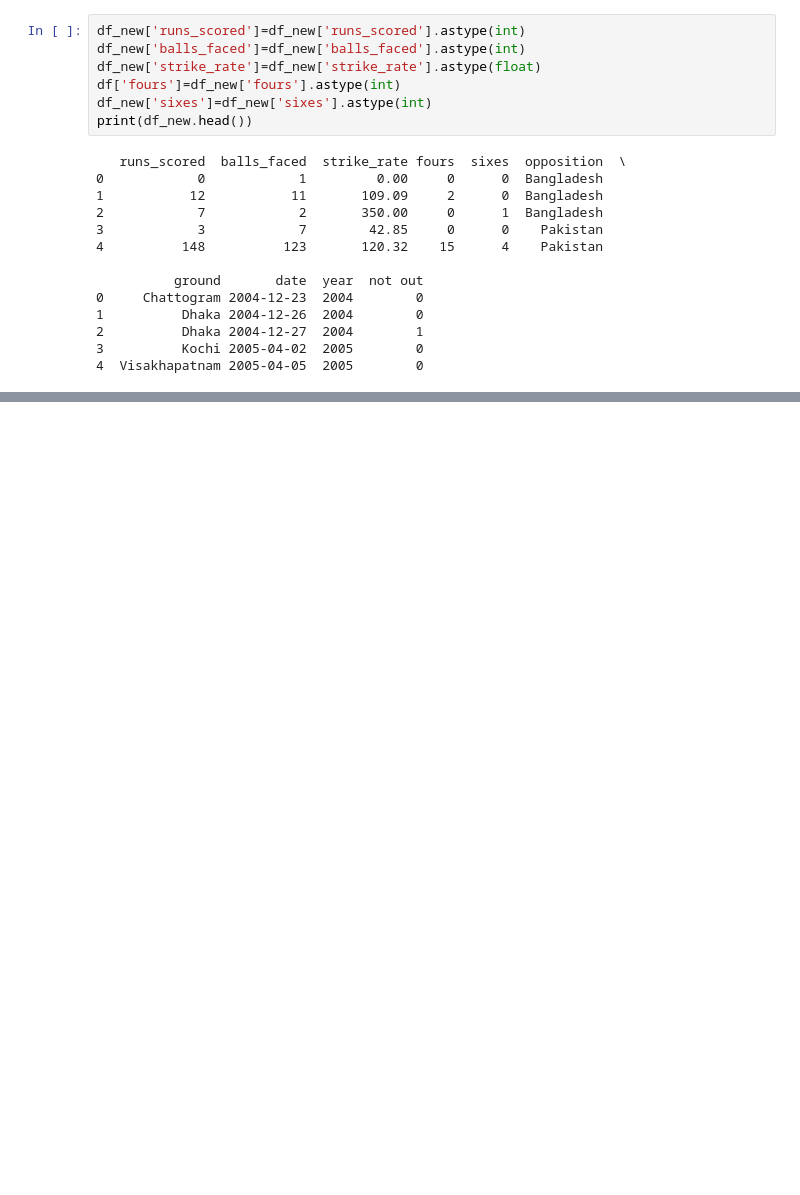
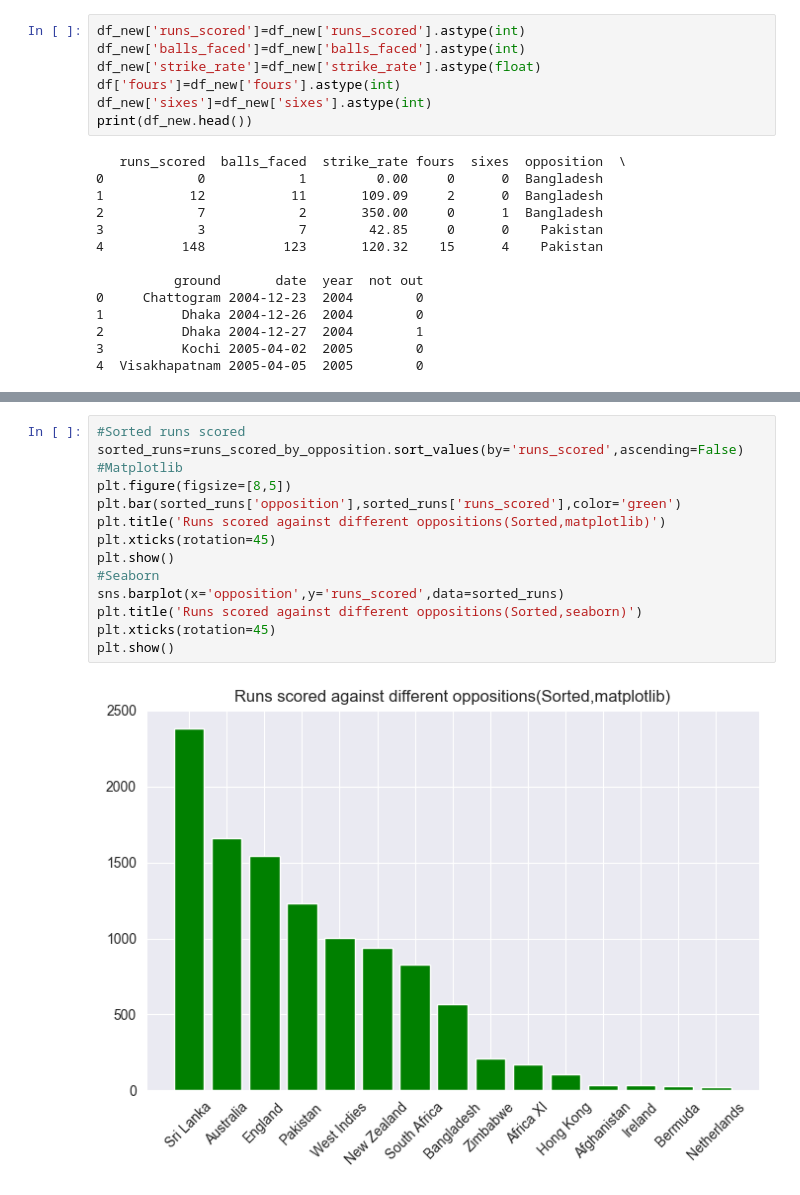
Before and after one commit to Learner0197/Programming_Practice, a Jupyter notebook: DataAnalytics/Day2/Theory.ipynb, the cells around one changed output, grey strips where cells are left out. Cells and saved outputs as stored; diff of their text form; blank space fills up the shorter version.

```diff
--- a/DataAnalytics/Day2/Theory.ipynb
+++ b/DataAnalytics/Day2/Theory.ipynb
@@ -316,0 +410,16 @@ print(df_new.head())
+# %%
+#Sorted runs scored
+sorted_runs=runs_scored_by_opposition.sort_values(by='runs_scored',ascending=False)
+#Matplotlib
+plt.figure(figsize=[8,5])
+plt.bar(sorted_runs['opposition'],sorted_runs['runs_scored'],color='green')
+plt.title('Runs scored against different oppositions(Sorted,matplotlib)')
+plt.xticks(rotation=45)
+plt.show()
+#Seaborn
+sns.barplot(x='opposition',y='runs_scored',data=sorted_runs)
+plt.title('Runs scored against different oppositions(Sorted,seaborn)')
+plt.xticks(rotation=45)
+plt.show()
+# %% [output]
+[figure, added]
```
Also changed, not shown: parts of 53 cells of this notebook, 27 other files.
